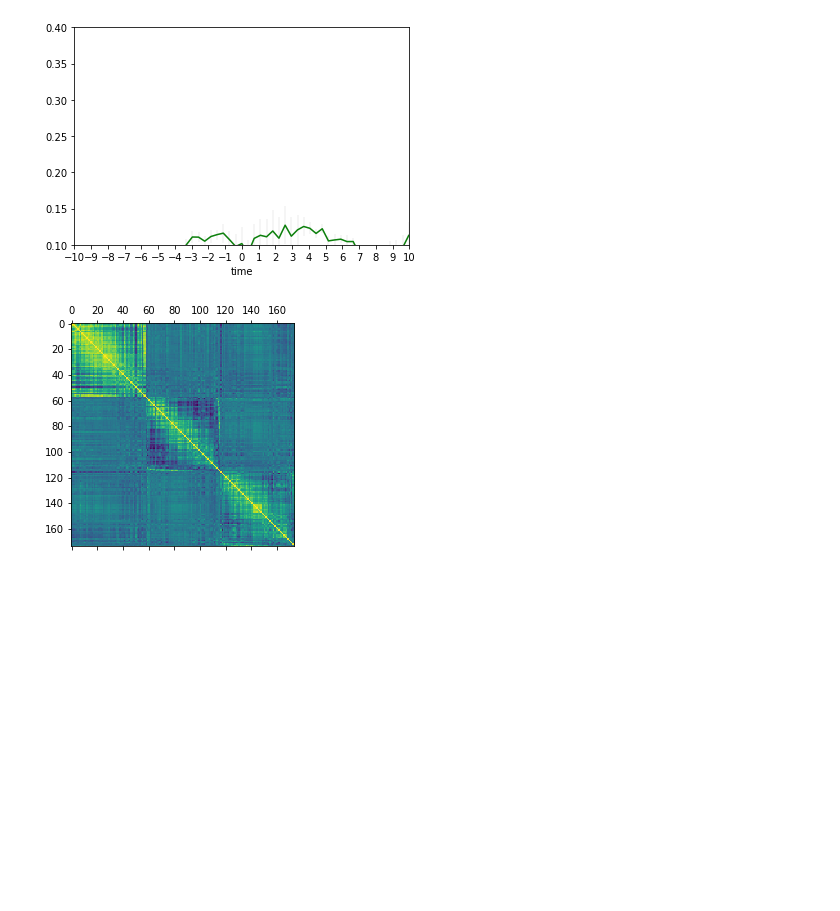
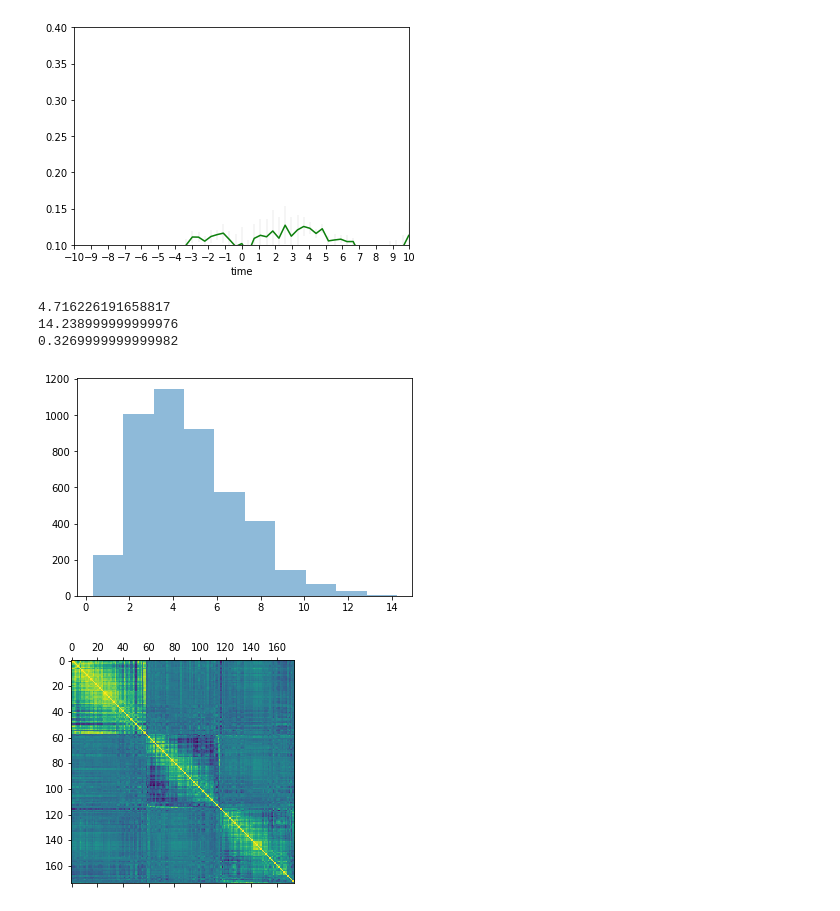
Before and after one commit to nrandel/behavioral_lm_analysis, a Jupyter notebook: timeseries_analysis_across_samples.ipynb, the cells around one changed output. Cells and saved outputs as stored; diff of their text form; code cells hidden in the pictures; blank space fills up the shorter version.

Commit message:
Duration of event: Histogram

```diff
--- a/timeseries_analysis_across_samples.ipynb
+++ b/timeseries_analysis_across_samples.ipynb
@@ -1317,6 +1317,10 @@ aligned_layout_plot(sub2)
 # %% [output]
 [figure]
 # %%
+# ToDo
+# !! check if overlap events are detected
+# histogram
+
 # Duration of each behavior (min, max, avg)
 # Overlap condition (#and not row['{}_overlap'.format(desired_behavior)]: )
 # doesn't work, because it takes first and last behavior if they are consecutive
@@ -1324,35 +1328,41 @@ desired_behavior = "fw"
 all_durations = []
 for sample_id, sample_df in sample_data.items():
     start_time = None
     end_time = None
     for i, row in sample_df.iterrows():
         if row["{}_start".format(desired_behavior)]:
             start_time = row["time"]
         if row["{}_end".format(desired_behavior)]:
             end_time = row["time"]
             if start_time is not None:
                 # Test
                 if (end_time-start_time) == 0.0:
                     #print(sample_id, start_time, end_time)
                     continue
                 if (end_time-start_time) > 50:
                     print(sample_id, start_time, end_time)
                 all_durations.append(end_time-start_time)
                 start_time = None
                 end_time = None
 
 #print(all_durations)
 
 avg_duration = np.mean(all_durations)
 max_duration = np.max(all_durations)
 min_duration = np.min(all_durations)
 
 print(avg_duration)
 print(max_duration)
 print(min_duration)
 
-
-# !! check if overlap events are detected
+# Histogram
+plt.hist(all_durations, bins=10, alpha=0.5)
+plt.show()
+# %% [output]
+4.716226191658817
+14.238999999999976
+0.3269999999999982
+[figure, added]
 # %%
 # ToDo
 # Will
```
Also changed, not shown: parts of 1 cell of this notebook.
